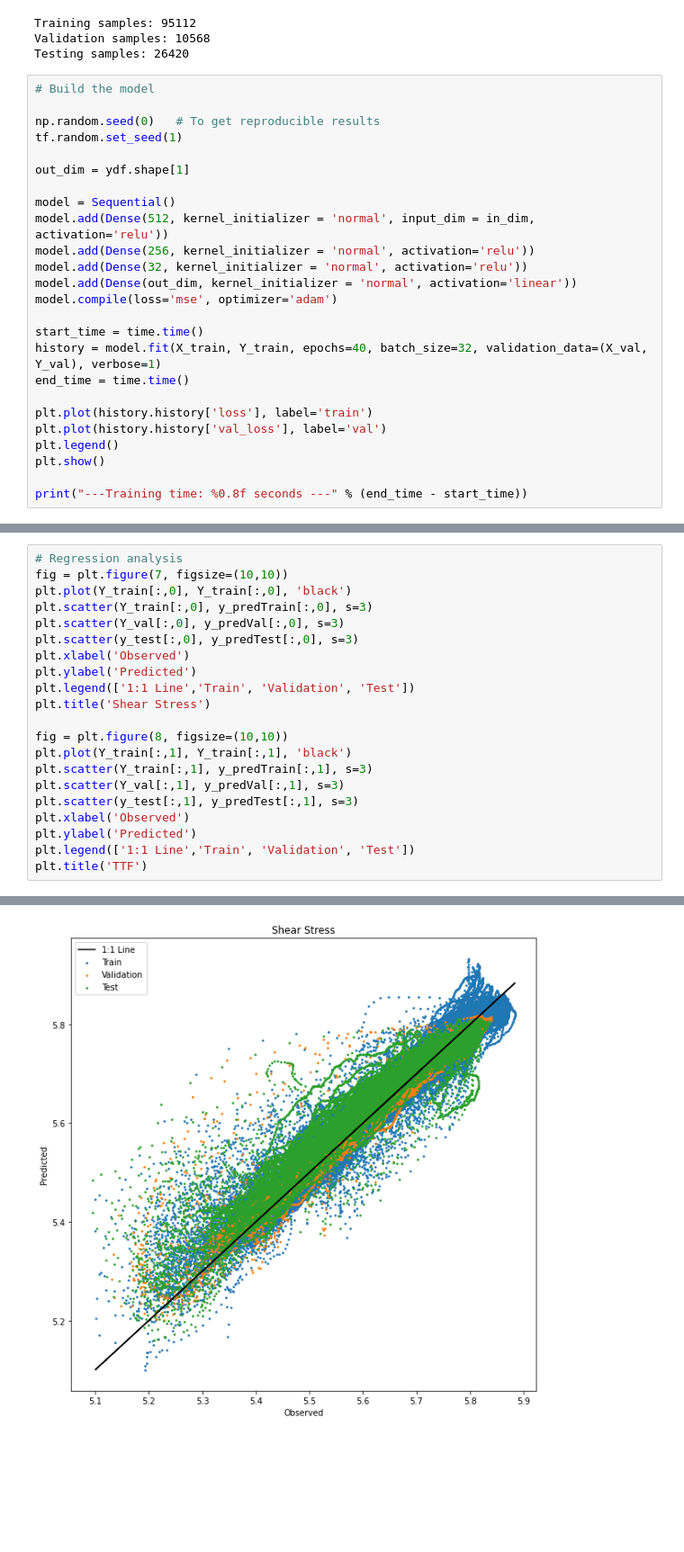
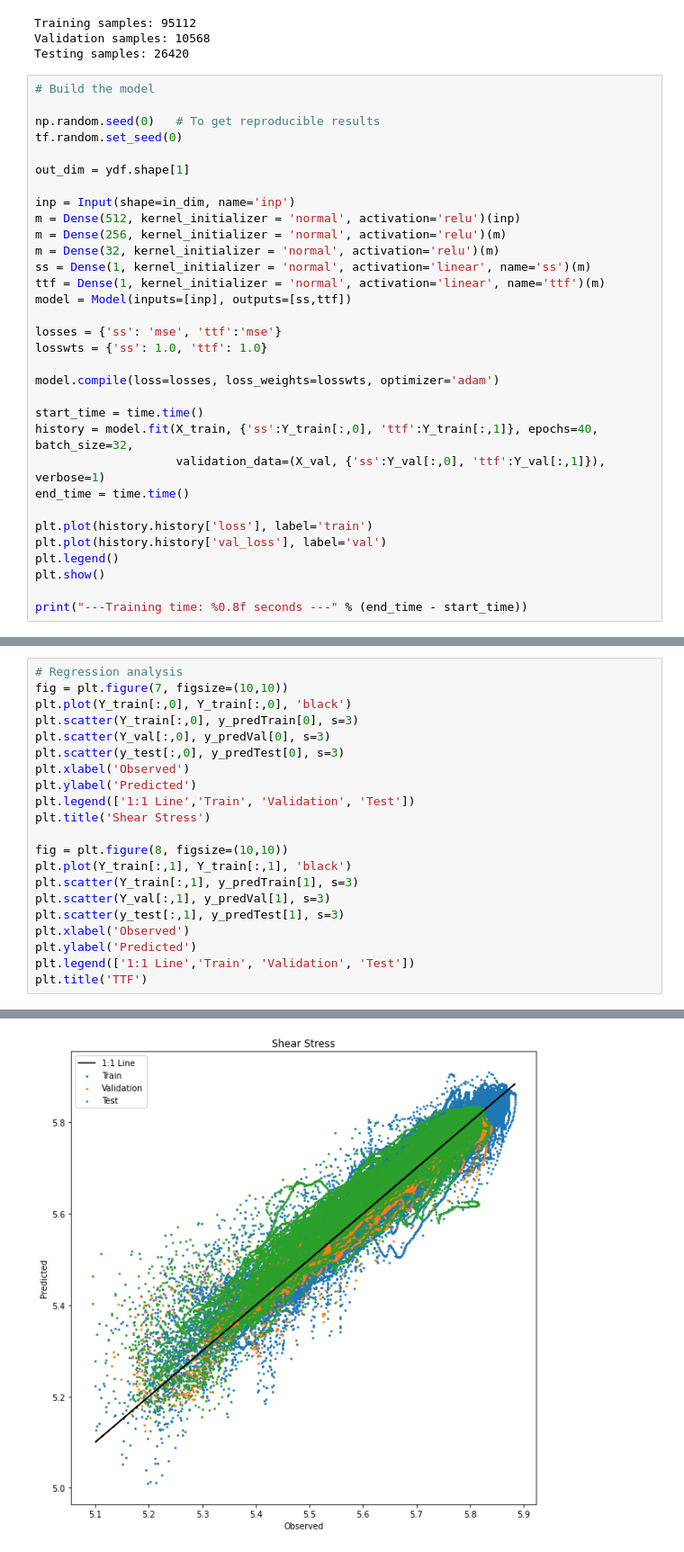
Before and after one commit to vrushaligirkar/Labquake-Prediction, a Jupyter notebook: DeepLearning/mlp_ssttf.ipynb, the cells around one changed output, grey strips where cells are left out. Shown at 90% size. Saved outputs shown, nothing was run; the diff lists cells and outputs as text; blank space fills up the shorter version.

```diff
--- a/DeepLearning/mlp_ssttf.ipynb
+++ b/DeepLearning/mlp_ssttf.ipynb
@@ -90,19 +93,26 @@ Testing samples: 26420
 # Build the model
 
 np.random.seed(0)   # To get reproducible results
-tf.random.set_seed(1)
+tf.random.set_seed(0)
 
 out_dim = ydf.shape[1]
 
-model = Sequential()
-model.add(Dense(512, kernel_initializer = 'normal', input_dim = in_dim, activation='relu'))
-model.add(Dense(256, kernel_initializer = 'normal', activation='relu'))
-model.add(Dense(32, kernel_initializer = 'normal', activation='relu'))
-model.add(Dense(out_dim, kernel_initializer = 'normal', activation='linear'))
-model.compile(loss='mse', optimizer='adam')
+inp = Input(shape=in_dim, name='inp')
+m = Dense(512, kernel_initializer = 'normal', activation='relu')(inp)
+m = Dense(256, kernel_initializer = 'normal', activation='relu')(m)
+m = Dense(32, kernel_initializer = 'normal', activation='relu')(m)
+ss = Dense(1, kernel_initializer = 'normal', activation='linear', name='ss')(m)
+ttf = Dense(1, kernel_initializer = 'normal', activation='linear', name='ttf')(m)
+model = Model(inputs=[inp], outputs=[ss,ttf])
+
+losses = {'ss': 'mse', 'ttf':'mse'}
+losswts = {'ss': 1.0, 'ttf': 1.0}
+
+model.compile(loss=losses, loss_weights=losswts, optimizer='adam')
 
 start_time = time.time()
-history = model.fit(X_train, Y_train, epochs=40, batch_size=32, validation_data=(X_val, Y_val), verbose=1)
+history = model.fit(X_train, {'ss':Y_train[:,0], 'ttf':Y_train[:,1]}, epochs=40, batch_size=32,
+                    validation_data=(X_val, {'ss':Y_val[:,0], 'ttf':Y_val[:,1]}), verbose=1)
 end_time = time.time()
 
 plt.plot(history.history['loss'], label='train')
@@ -265,24 +297,24 @@ Text(0.5, 1.0, 'Detailed View, Testing Data')
 # %%
 # Regression analysis
 fig = plt.figure(7, figsize=(10,10))
 plt.plot(Y_train[:,0], Y_train[:,0], 'black')
-plt.scatter(Y_train[:,0], y_predTrain[:,0], s=3)
-plt.scatter(Y_val[:,0], y_predVal[:,0], s=3)
-plt.scatter(y_test[:,0], y_predTest[:,0], s=3)
+plt.scatter(Y_train[:,0], y_predTrain[0], s=3)
+plt.scatter(Y_val[:,0], y_predVal[0], s=3)
+plt.scatter(y_test[:,0], y_predTest[0], s=3)
 plt.xlabel('Observed')
 plt.ylabel('Predicted')
 plt.legend(['1:1 Line','Train', 'Validation', 'Test'])
 plt.title('Shear Stress')
 
 fig = plt.figure(8, figsize=(10,10))
 plt.plot(Y_train[:,1], Y_train[:,1], 'black')
-plt.scatter(Y_train[:,1], y_predTrain[:,1], s=3)
-plt.scatter(Y_val[:,1], y_predVal[:,1], s=3)
-plt.scatter(y_test[:,1], y_predTest[:,1], s=3)
+plt.scatter(Y_train[:,1], y_predTrain[1], s=3)
+plt.scatter(Y_val[:,1], y_predVal[1], s=3)
+plt.scatter(y_test[:,1], y_predTest[1], s=3)
 plt.xlabel('Observed')
 plt.ylabel('Predicted')
 plt.legend(['1:1 Line','Train', 'Validation', 'Test'])
 plt.title('TTF')
 # %% [output]
 Text(0.5, 1.0, 'TTF')
-[figure, old version]
+[figure, new version]
```
Also changed, not shown: parts of 9 cells of this notebook.
